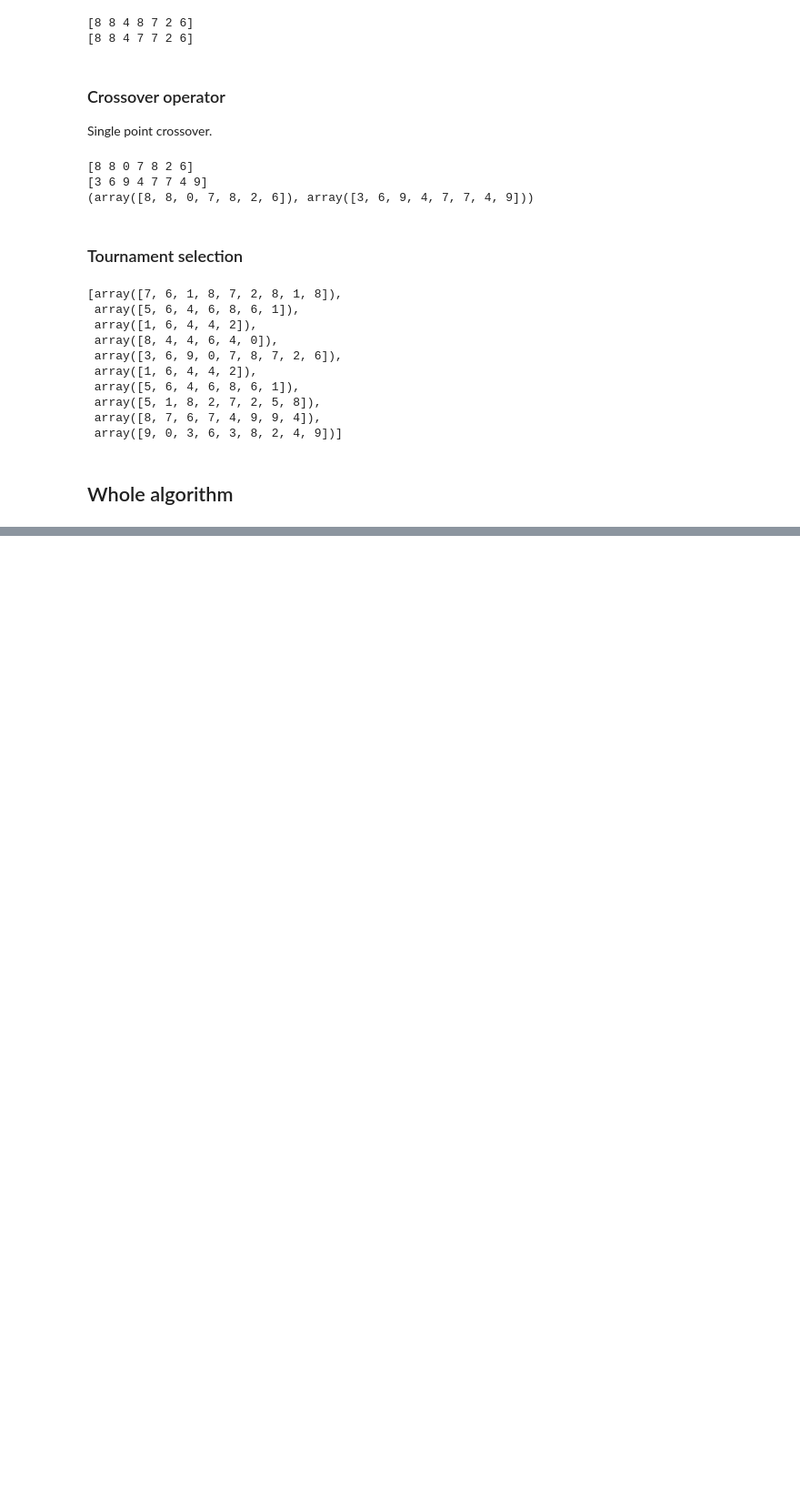
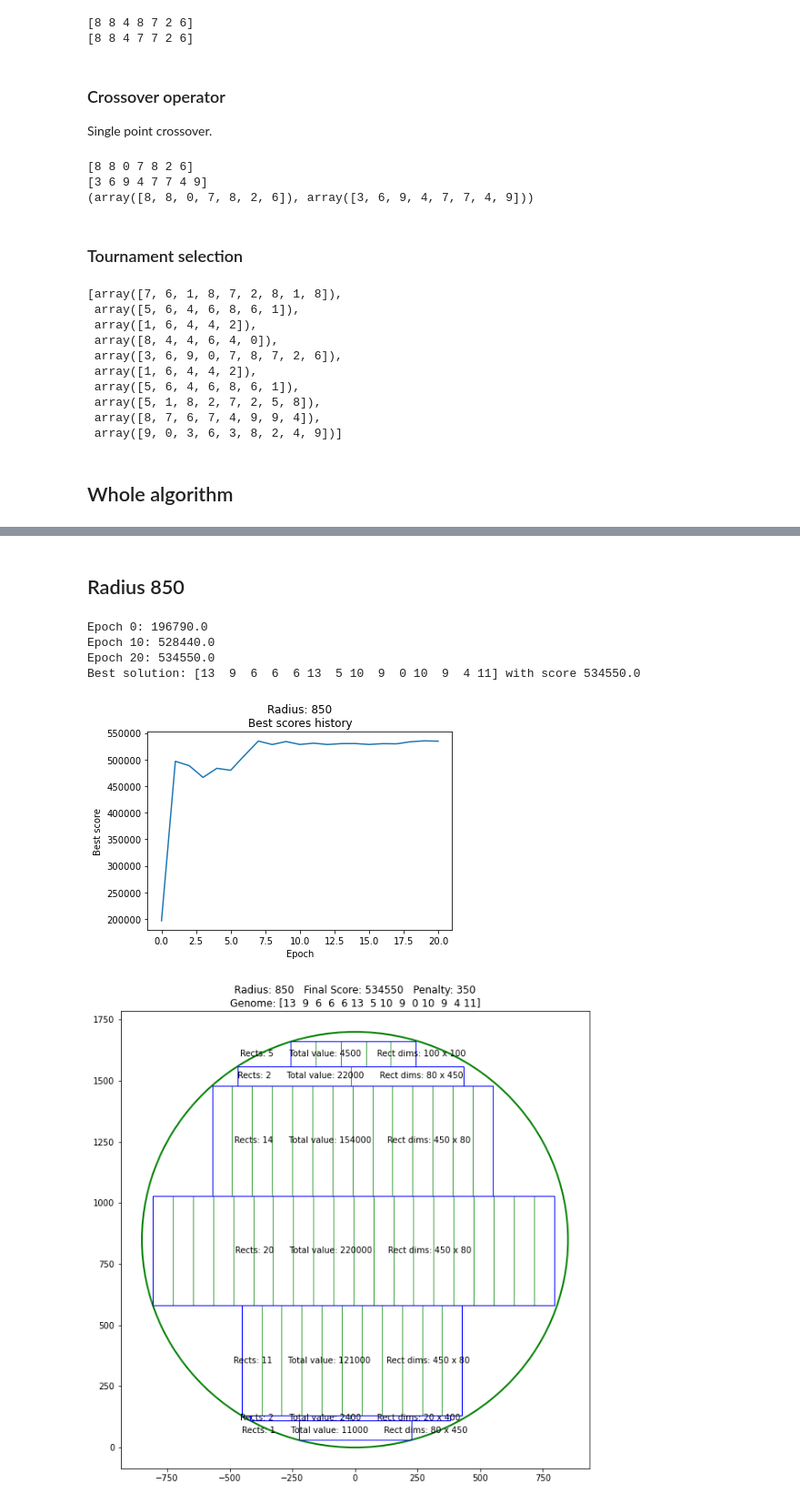
Before and after one commit to mstaczek/miowad, a Jupyter notebook: AE/lab2.ipynb, the cells around one changed output, grey strips where cells are left out. Shown at 91% size. Cells and saved outputs as stored; diff of their text form; code cells hidden in the pictures; blank space fills up the shorter version.

```diff
--- a/AE/lab2.ipynb
+++ b/AE/lab2.ipynb
@@ -460,0 +502,11 @@ plot_genome(best_solution, matrix, radius)
+# %% [markdown]
+## Radius 850
+# %%
+solve_plot(1)
+# %% [output]
+Epoch 0: 196790.0
+Epoch 10: 528440.0
+Epoch 20: 534550.0
+Best solution: [13  9  6  6  6 13  5 10  9  0 10  9  4 11] with score 534550.0
+[figure, added]
+[figure, added]
```
Also changed, not shown: parts of 14 cells of this notebook.
